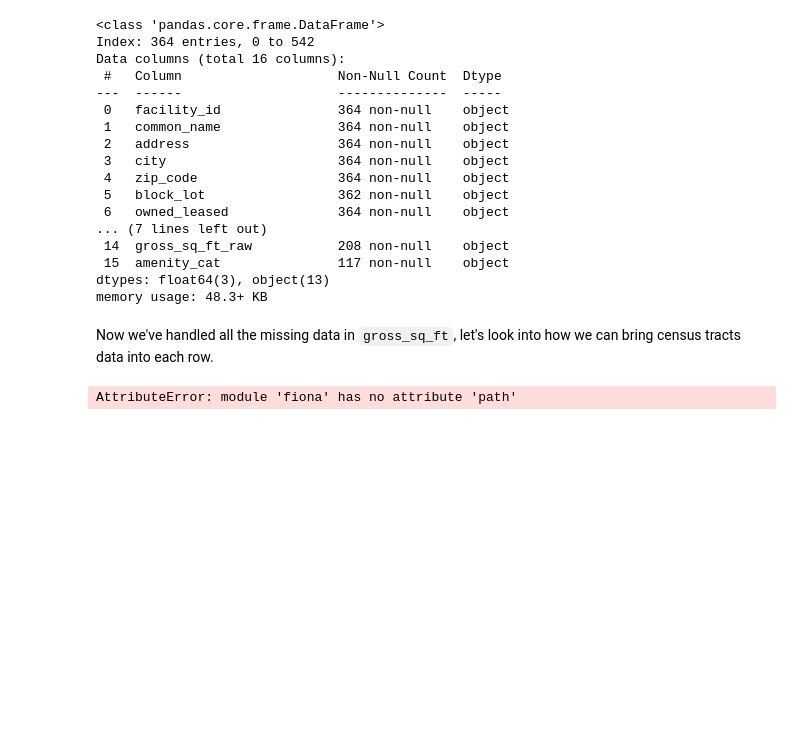
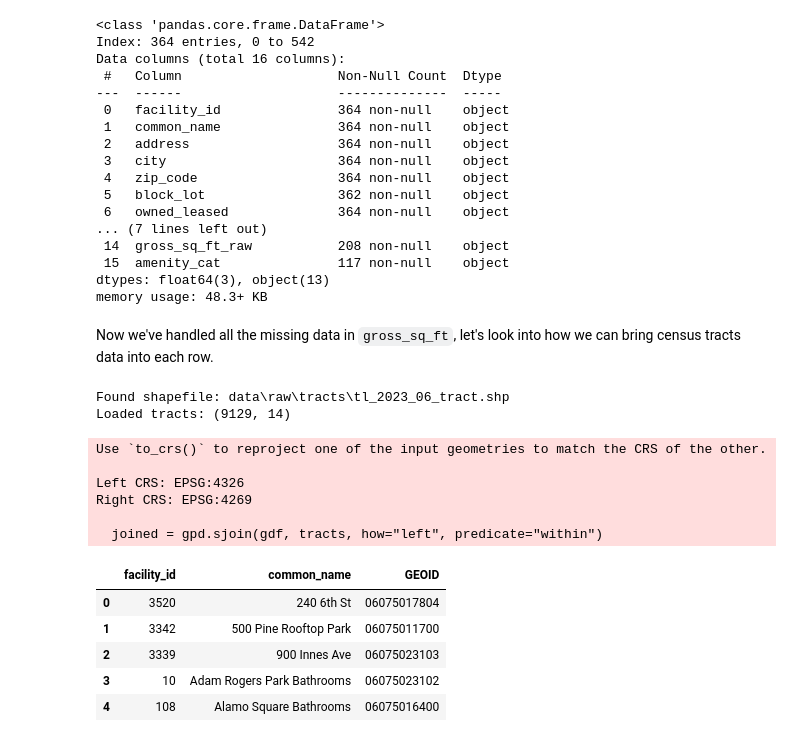
Before and after one commit to meganm2c/MTC-SF-Neighborhood-Amenity-Equity-Project, a Jupyter notebook: notebooks/Recreation_Parks_Data_Clean_Analysis.ipynb, the cells around one changed output. Cells and saved outputs as stored; diff of their text form; code cells hidden in the pictures; blank space fills up the shorter version.

```diff
--- a/notebooks/Recreation_Parks_Data_Clean_Analysis.ipynb
+++ b/notebooks/Recreation_Parks_Data_Clean_Analysis.ipynb
@@ -460,24 +459,44 @@ memory usage: 48.3+ KB
 Now we've handled all the missing data in `gross_sq_ft`, let's look into how we can bring census tracts data into each row.
 # %%
 # Convert your df to a GeoDataFrame
-# gdf = gpd.GeoDataFrame(
-#     df,
-#     geometry=gpd.points_from_xy(df.longitude, df.latitude),
-#     crs="EPSG:4326"
-# )
+gdf = gpd.GeoDataFrame(
+    parks_and_rec_df,
+    geometry=gpd.points_from_xy(parks_and_rec_df.longitude, parks_and_rec_df.latitude),
+    crs="EPSG:4326"
+)
 
-# use existing helper if available
-# Path to your ZIP file
-shapefile_path = "data/raw/tl_2023_06075_faces.zip"
+# Load census tracts shapefile
+zip_path = Path("data/raw/tl_2023_06_tract.zip")
+out_dir = Path("data/raw/tracts")
 
-# Load directly using the zip path
-tracts = gpd.read_file(f"zip://{shapefile_path}")
+# Extract if not already done
+if not out_dir.exists():
+    with zipfile.ZipFile(zip_path, 'r') as z:
+        z.extractall(out_dir)
 
-# Check first few rows
+# Find and load the .shp file using pyogrio
+tract_path = list(out_dir.glob("*.shp"))[0]
+print("Found shapefile:", tract_path)
+
+tracts = gpd.read_file(tract_path, engine="pyogrio") # was having issue with fiona engine (so switching to pyogrio)
+print("Loaded tracts:", tracts.shape)
 tracts.head()
 
-# # Spatial join
-# joined = gpd.sjoin(gdf, tracts, how="left", predicate="within")
-# joined[["facility_id", "GEOID"]]  # GEOID = census tract ID
+# Spatial join
+joined = gpd.sjoin(gdf, tracts, how="left", predicate="within")
+joined[["facility_id", "common_name", "GEOID"]].head()  # GEOID = census tract ID
 # %% [output]
-AttributeError: module 'fiona' has no attribute 'path'
+Found shapefile: data\raw\tracts\tl_2023_06_tract.shp
+Loaded tracts: (9129, 14)
+Use `to_crs()` to reproject one of the input geometries to match the CRS of the other.
+
+Left CRS: EPSG:4326
+Right CRS: EPSG:4269
+
+  joined = gpd.sjoin(gdf, tracts, how="left", predicate="within")
+|  | facility_id | common_name | GEOID |
+| 0 | 3520 | 240 6th St | 06075017804 |
+| 1 | 3342 | 500 Pine Rooftop Park | 06075011700 |
+| 2 | 3339 | 900 Innes Ave | 06075023103 |
+| 3 | 10 | Adam Rogers Park Bathrooms | 06075023102 |
+| 4 | 108 | Alamo Square Bathrooms | 06075016400 |
```
Also changed, not shown: parts of 6 cells of this notebook, 13 other files.
